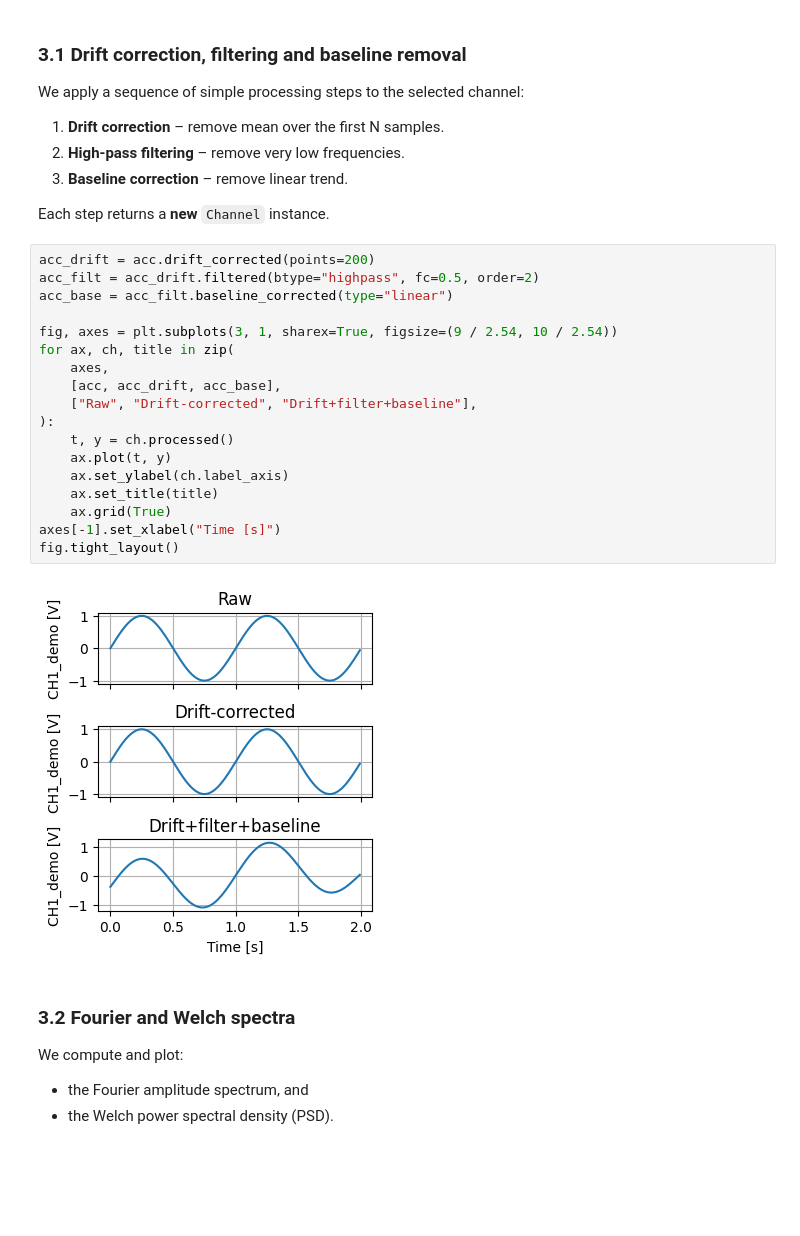
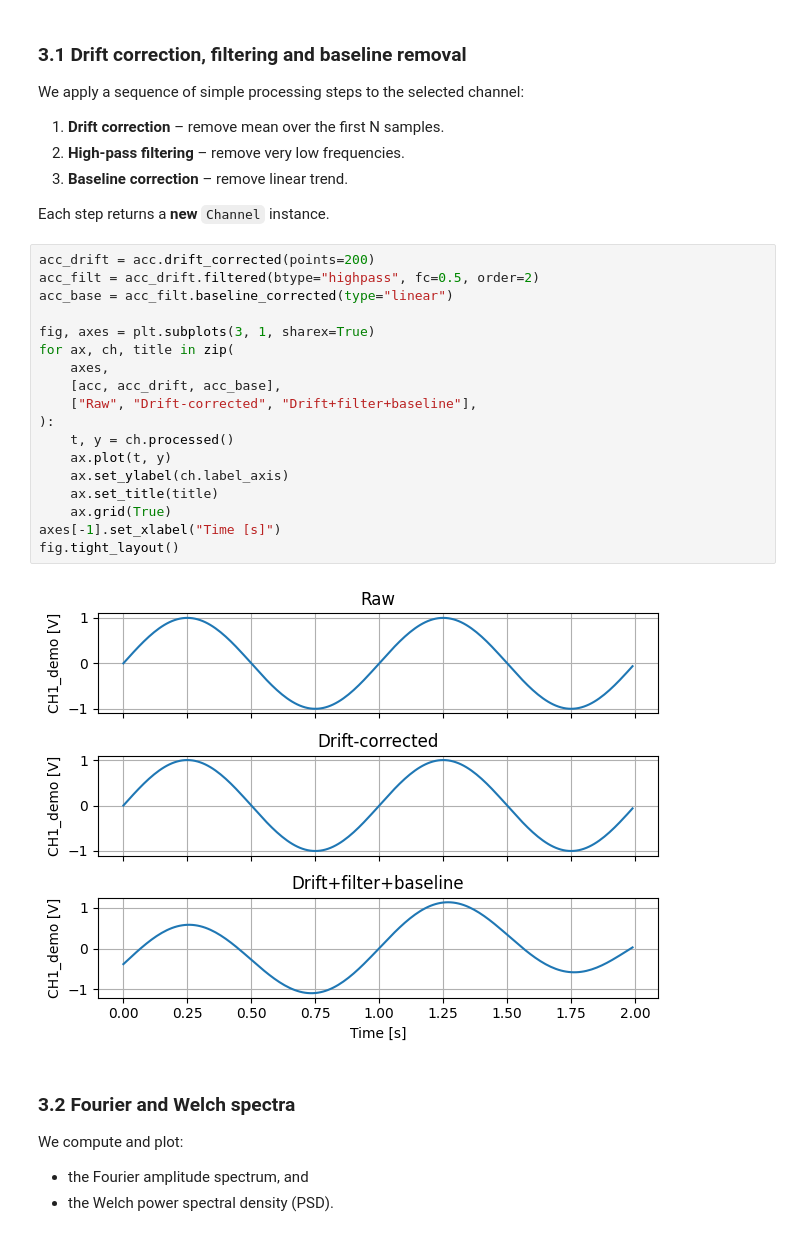
Before and after one commit to dkaramitros/pyDySP, a Jupyter notebook: examples/demo.ipynb, the cells around one changed output. Cells and saved outputs as stored; diff of their text form; blank space fills up the shorter version.

```diff
--- a/examples/demo.ipynb
+++ b/examples/demo.ipynb
@@ -119,23 +119,23 @@ Each step returns a **new** `Channel` instance.
 # %%
 acc_drift = acc.drift_corrected(points=200)
 acc_filt = acc_drift.filtered(btype="highpass", fc=0.5, order=2)
 acc_base = acc_filt.baseline_corrected(type="linear")
 
-fig, axes = plt.subplots(3, 1, sharex=True, figsize=(9 / 2.54, 10 / 2.54))
+fig, axes = plt.subplots(3, 1, sharex=True)
 for ax, ch, title in zip(
     axes,
     [acc, acc_drift, acc_base],
     ["Raw", "Drift-corrected", "Drift+filter+baseline"],
 ):
     t, y = ch.processed()
     ax.plot(t, y)
     ax.set_ylabel(ch.label_axis)
     ax.set_title(title)
     ax.grid(True)
 axes[-1].set_xlabel("Time [s]")
 fig.tight_layout()
 # %% [output]
-[figure, old version]
+[figure, new version]
 # %% [markdown]
 ### 3.2 Fourier and Welch spectra
 
```
